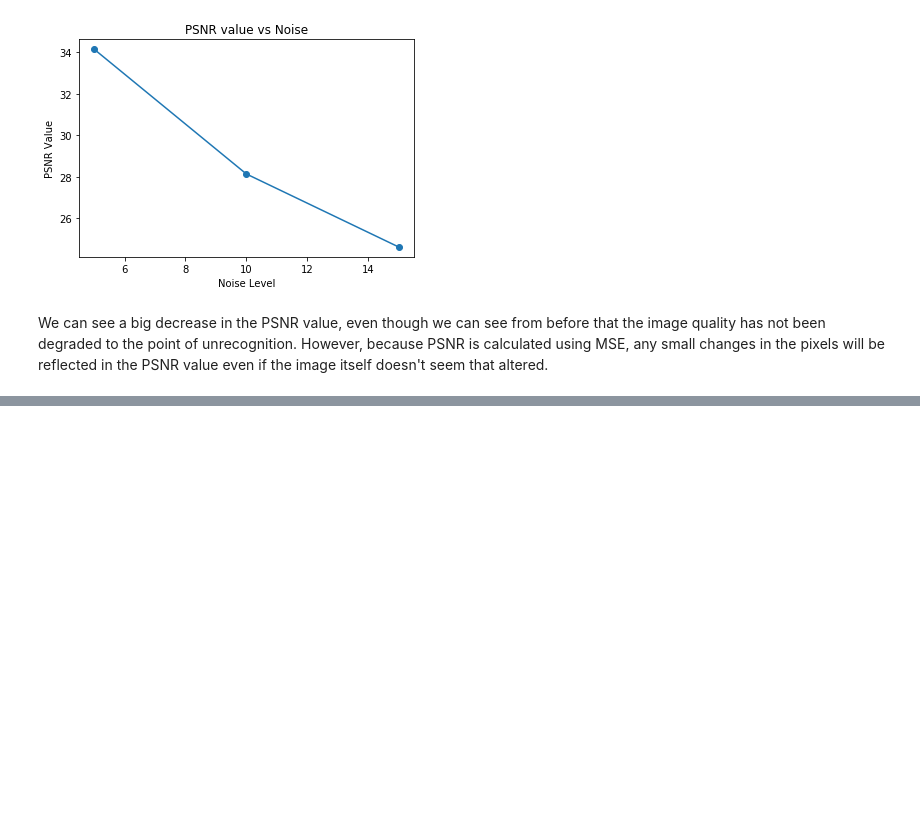
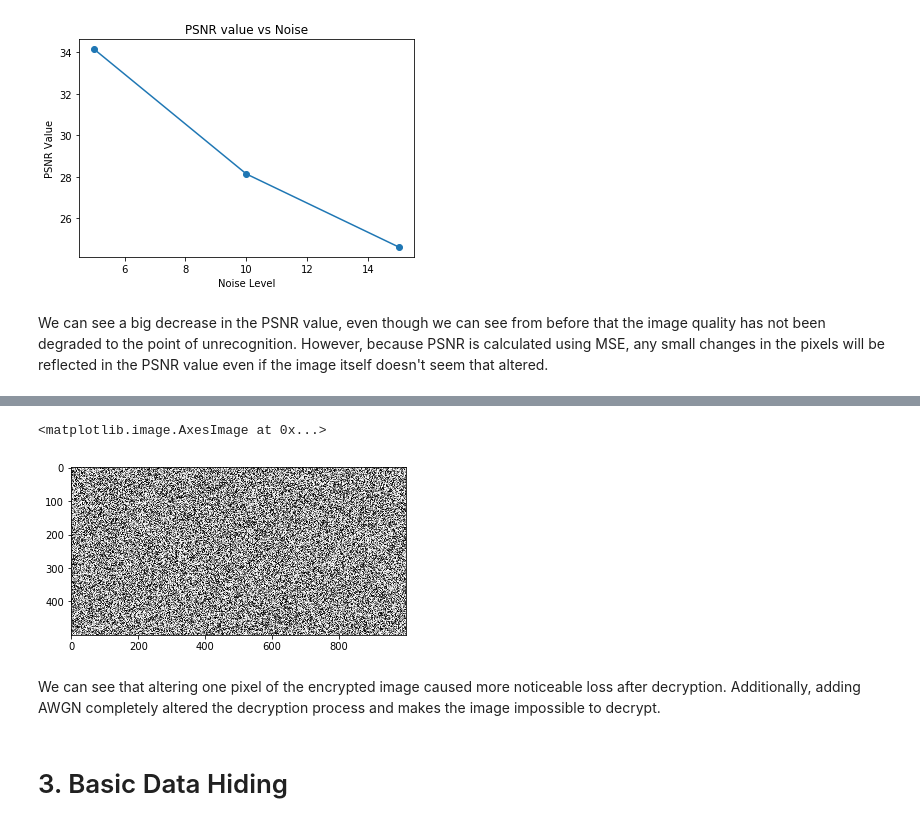
Before and after one commit to kensekense/unige-spring-2020, a Jupyter notebook: privacy/tp2/TP2.ipynb, the cells around one changed output, grey strips where cells are left out. Cells and saved outputs as stored; diff of their text form; code cells hidden in the pictures; blank space fills up the shorter version.

```diff
--- a/privacy/tp2/TP2.ipynb
+++ b/privacy/tp2/TP2.ipynb
@@ -151,0 +192,15 @@ We can see a big decrease in the PSNR value, even though we can see from before
+# %%
+#test with AWGN
+noise = np.random.random(corrupted_eliza.shape)
+noised_enc_eliza = np.add(corrupted_eliza, noise)
+noised_dec_eliza = parameters.decrypt(noised_enc_eliza)
+noised_dec_eliza = np.frombuffer(noised_dec_eliza, dtype=np.uint8)
+noised_dec_eliza = np.reshape(noised_dec_eliza, (500,1000))
+plt.imshow(noised_dec_eliza, cmap="Greys_r")
+# %% [output]
+<matplotlib.image.AxesImage at 0x...>
+[figure, added]
+# %% [markdown]
+We can see that altering one pixel of the encrypted image caused more noticeable loss after decryption. Additionally, adding AWGN completely altered the decryption process and makes the image impossible to decrypt.
+# %% [markdown]
+# 3. Basic Data Hiding
```
Also changed, not shown: parts of 10 cells of this notebook.
